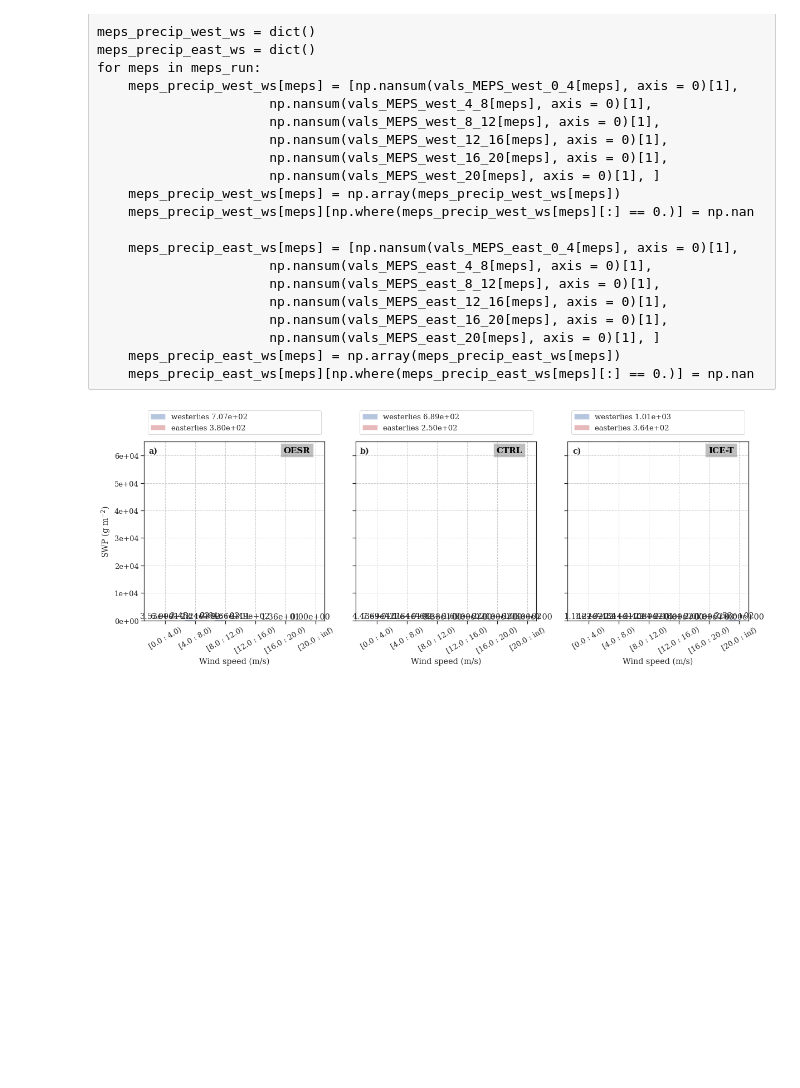
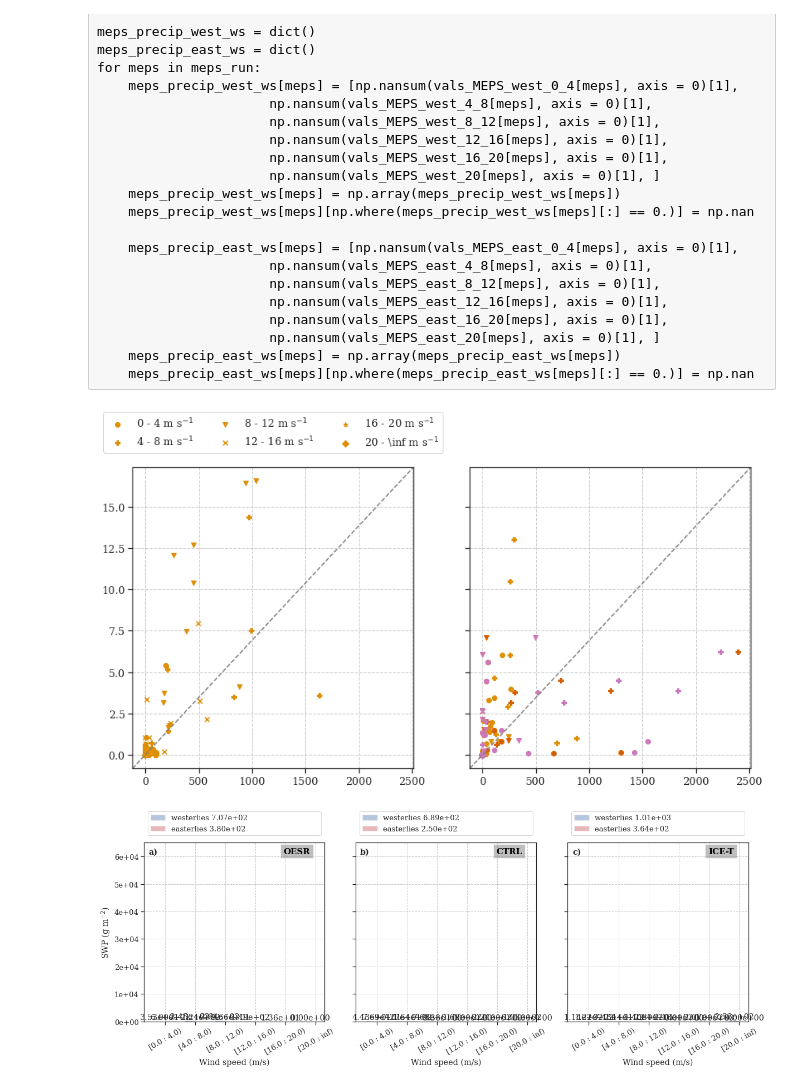
Before and after one commit to franzihe/Haukeliseter_16_17, a Jupyter notebook: SWC_SWP_instantenous.ipynb, the cells around one changed output. Drawn from its saved outputs; the diff is of its cells as text; code cells hidden in the pictures; blank space fills up the shorter version.

```diff
--- a/SWC_SWP_instantenous.ipynb
+++ b/SWC_SWP_instantenous.ipynb
@@ -1241,6 +1308,54 @@ for meps in meps_run:
                       np.nanmean(vals_MEPS_east_20[meps], axis = 0)[1], ]
     meps_precip_east_ws[meps] = np.array(meps_precip_east_ws[meps])
 #    meps_precip_east_ws[meps][np.where(meps_precip_east_ws[meps][:] == 0.)] = np.nan
+# %%
+fig, axsm  = plt.subplots(1, 2, sharex = 'all',
+                          sharey = 'all',
+                         figsize = [14,7])
+axs = axsm.flatten()
+
+axs[0].scatter(vals_west_0_4[:,1], ret_precip_west_0_4[:,1], marker = 'o', color = sns.color_palette("colorblind",5)[1], label = '0 - 4 m s$^{-1}$' )
+axs[0].scatter(vals_west_4_8[:,1], ret_precip_west_4_8[:,1], marker = 'P', color = sns.color_palette("colorblind",5)[1], label = '4 - 8 m s$^{-1}$')
+axs[0].scatter(vals_west_8_12[:,1], ret_precip_west_8_12[:,1], marker = 'v', color = sns.color_palette("colorblind",5)[1], label = '8 - 12 m s$^{-1}$')
+axs[0].scatter(vals_west_12_16[:,1], ret_precip_west_12_16[:,1], marker = 'x', color = sns.color_palette("colorblind",5)[1], label = '12 - 16 m s$^{-1}$')
+axs[0].scatter(vals_west_16_20[:,1], ret_precip_west_16_20[:,1], marker = '*', color = sns.color_palette("colorblind",5)[1], label = '16 - 20 m s$^{-1}$')
+axs[0].scatter(vals_west_20[:,1], ret_precip_west_20[:,1], marker = 'D', color = sns.color_palette("colorblind",5)[1], label = '20 - \inf m s$^{-1}$')
+
+axs[0].legend(loc='upper center', bbox_to_anchor=(0.5, 1.2), ncol = 3);
+
+
+#for i, meps in zip(np.arange(3,5) , meps_run):
+ #   axs[0].scatter(vals_MEPS_west_0_4[meps][:,1], meps_precip_west_0_4[:,1], marker = 'o', color = sns.color_palette("colorblind",5)[i])
+  #  axs[0].scatter(vals_MEPS_west_4_8[meps][:,1], meps_precip_west_4_8[:,1], marker = 'P', color = sns.color_palette("colorblind",5)[i])
+   # axs[0].scatter(vals_MEPS_west_8_12[meps][:,1], meps_precip_west_8_12[:,1], marker = 'v', color = sns.color_palette("colorblind",5)[i])
+    #axs[0].scatter(vals_MEPS_west_12_16[meps][:,1], meps_precip_west_12_16[:,1], marker = 'x', color = sns.color_palette("colorblind",5)[i])
+#    axs[0].scatter(vals_MEPS_west_16_20[meps][:,1], meps_precip_west_16_20[:,1], marker = '*', color = sns.color_palette("colorblind",5)[i])
+ #   axs[0].scatter(vals_MEPS_west_20[meps][:,1], meps_precip_west_20[:,1], marker = 'D', color = sns.color_palette("colorblind",5)[i])
+
+axs[1].scatter(vals_east_0_4[:,1], ret_precip_east_0_4[:,1], marker = 'o', color = sns.color_palette("colorblind",5)[1], label = '0 - 4 m s$^{-1}$' )
+axs[1].scatter(vals_east_4_8[:,1], ret_precip_east_4_8[:,1], marker = 'P', color = sns.color_palette("colorblind",5)[1], label = '4 - 8 m s$^{-1}$')
+axs[1].scatter(vals_east_8_12[:,1], ret_precip_east_8_12[:,1], marker = 'v', color = sns.color_palette("colorblind",5)[1], label = '8 - 12 m s$^{-1}$')
+axs[1].scatter(vals_east_12_16[:,1], ret_precip_east_12_16[:,1], marker = 'x', color = sns.color_palette("colorblind",5)[1], label = '12 - 16 m s$^{-1}$')
+axs[1].scatter(vals_east_16_20[:,1], ret_precip_east_16_20[:,1], marker = '*', color = sns.color_palette("colorblind",5)[1], label = '16 - 20 m s$^{-1}$')
+axs[1].scatter(vals_east_20[:,1], ret_precip_east_20[:,1], marker = 'D', color = sns.color_palette("colorblind",5)[1], label = '20 - \inf m s$^{-1}$')
+#axs[1].legend(loc='upper center', bbox_to_anchor=(0.5, 1.2), ncol = 3);
+
+
+for i, meps in zip(np.arange(3,5) , meps_run):
+    axs[1].scatter(vals_MEPS_east_0_4[meps][:,1], meps_precip_east_0_4[:,1], marker = 'o', color = sns.color_palette("colorblind",5)[i])
+    axs[1].scatter(vals_MEPS_east_4_8[meps][:,1], meps_precip_east_4_8[:,1], marker = 'P', color = sns.color_palette("colorblind",5)[i])
+    axs[1].scatter(vals_MEPS_east_8_12[meps][:,1], meps_precip_east_8_12[:,1], marker = 'v', color = sns.color_palette("colorblind",5)[i])
+    axs[1].scatter(vals_MEPS_east_12_16[meps][:,1], meps_precip_east_12_16[:,1], marker = 'x', color = sns.color_palette("colorblind",5)[i])
+    axs[1].scatter(vals_MEPS_east_16_20[meps][:,1], meps_precip_east_16_20[:,1], marker = '*', color = sns.color_palette("colorblind",5)[i])
+    axs[1].scatter(vals_MEPS_east_20[meps][:,1], meps_precip_east_20[:,1], marker = 'D', color = sns.color_palette("colorblind",5)[i])
+
+for i in range(len(axs)):
+        axs[i].plot([0, 1], [0, 1], transform=axs[i].transAxes, ls='--', color='grey')
+
+
+#vals_MEPS_east_0_4
+# %% [output]
+[figure, added]
 # %%
 # confidence intervals
 obs_swp_std_west_ws = [np.nanstd(vals_west_0_4, axis = 0)[1],
```
Also changed, not shown: parts of 24 cells of this notebook, 1 other file.
